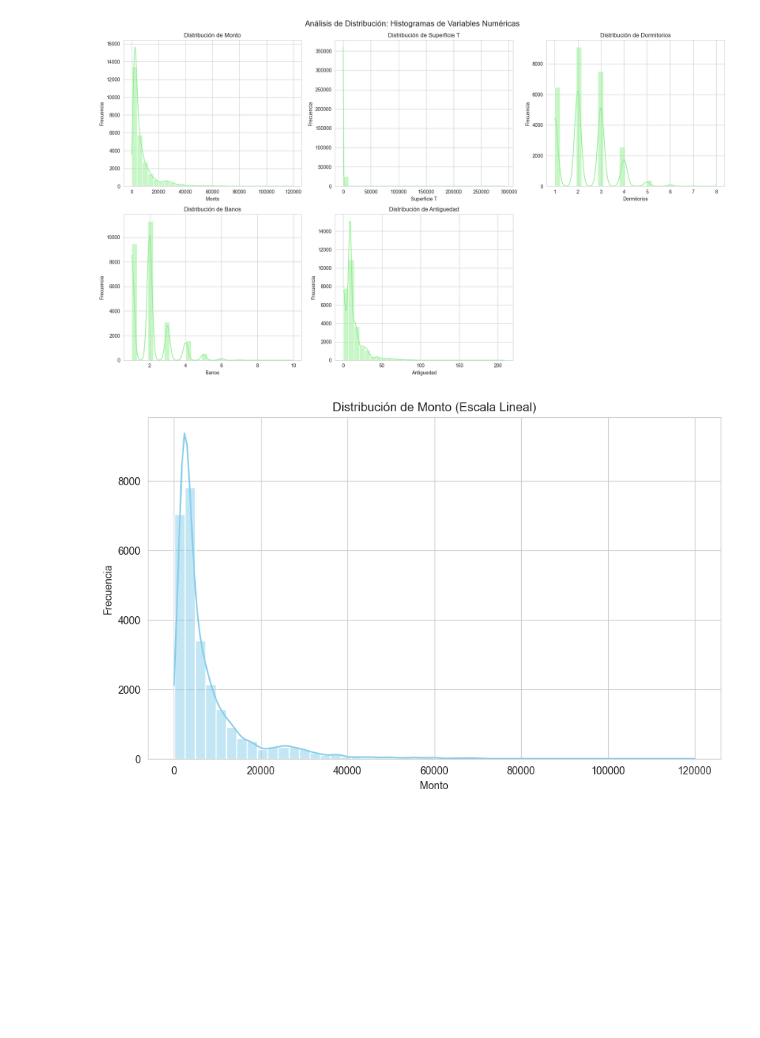
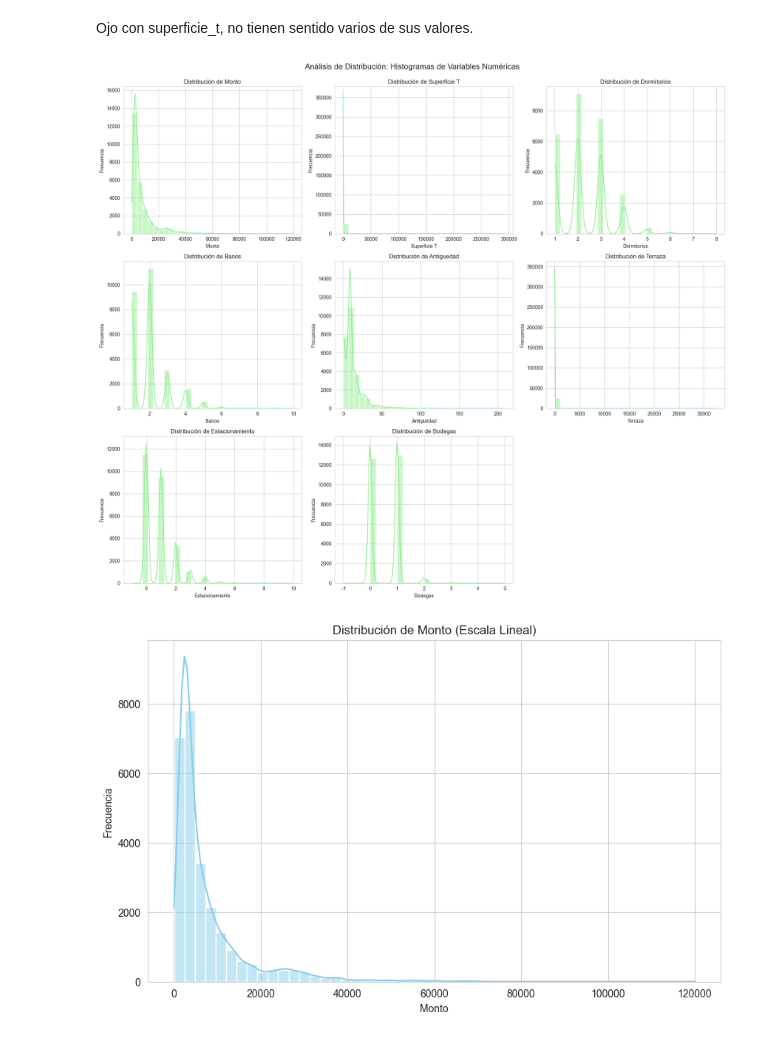
Before and after one commit to AlonsoDS/Proyecto_titulo, a Jupyter notebook: WebScraper/Analisis.ipynb, the cells around one changed output. Drawn from its saved outputs; the diff is of its cells as text; code cells hidden in the pictures; blank space fills up the shorter version.

```diff
--- a/WebScraper/Analisis.ipynb
+++ b/WebScraper/Analisis.ipynb
@@ -69,33 +69,35 @@ plt.show()
+# %% [markdown]
+Ojo con superficie_t, no tienen sentido varios de sus valores.
 # %%
 # Variables numéricas clave a visualizar
-numeric_cols = ['monto', 'superficie_t', 'dormitorios', 'banos', 'antiguedad']
+numeric_cols = ['monto', 'superficie_t', 'dormitorios', 'banos', 'antiguedad', 'terraza', 'estacionamiento', 'bodegas']
 
 # Configuración del estilo de los gráficos
 sns.set_style("whitegrid")
 
 # Crear una figura y un conjunto de subplots para los histogramas
 n_cols = 3
 n_rows = (len(numeric_cols) + n_cols - 1) // n_cols # Calcula las filas necesarias
 
 fig, axes = plt.subplots(n_rows, n_cols, figsize=(n_cols * 6, n_rows * 5)) # Ajusta el tamaño de la figura
 axes = axes.flatten() # Aplanar el array de axes para fácil iteración
 
 # Generar histplots para cada variable numérica
 for i, col in enumerate(numeric_cols):
     sns.histplot(data=df, x=col, kde=True, ax=axes[i], color='lightgreen', bins=30)
     axes[i].set_title(f'Distribución de {col.replace("_", " ").title()}', fontsize=12)
     axes[i].set_xlabel(col.replace("_", " ").title())
     axes[i].set_ylabel('Frecuencia')
 
 # Ocultar los subplots vacíos si los hay
 for j in range(i + 1, len(axes)):
     fig.delaxes(axes[j])
 
 plt.tight_layout() # Ajustar el diseño para evitar superposiciones
 plt.suptitle('Análisis de Distribución: Histogramas de Variables Numéricas', y=1.02, fontsize=16) # Título general
 plt.show()
 # %% [output]
-[figure, old version]
+[figure, new version]
 # %%
 # Histograma de Monto (Escala Lineal)
 plt.figure(figsize=(10, 6))
```
Also changed, not shown: parts of 38 cells of this notebook, 1 other file.
